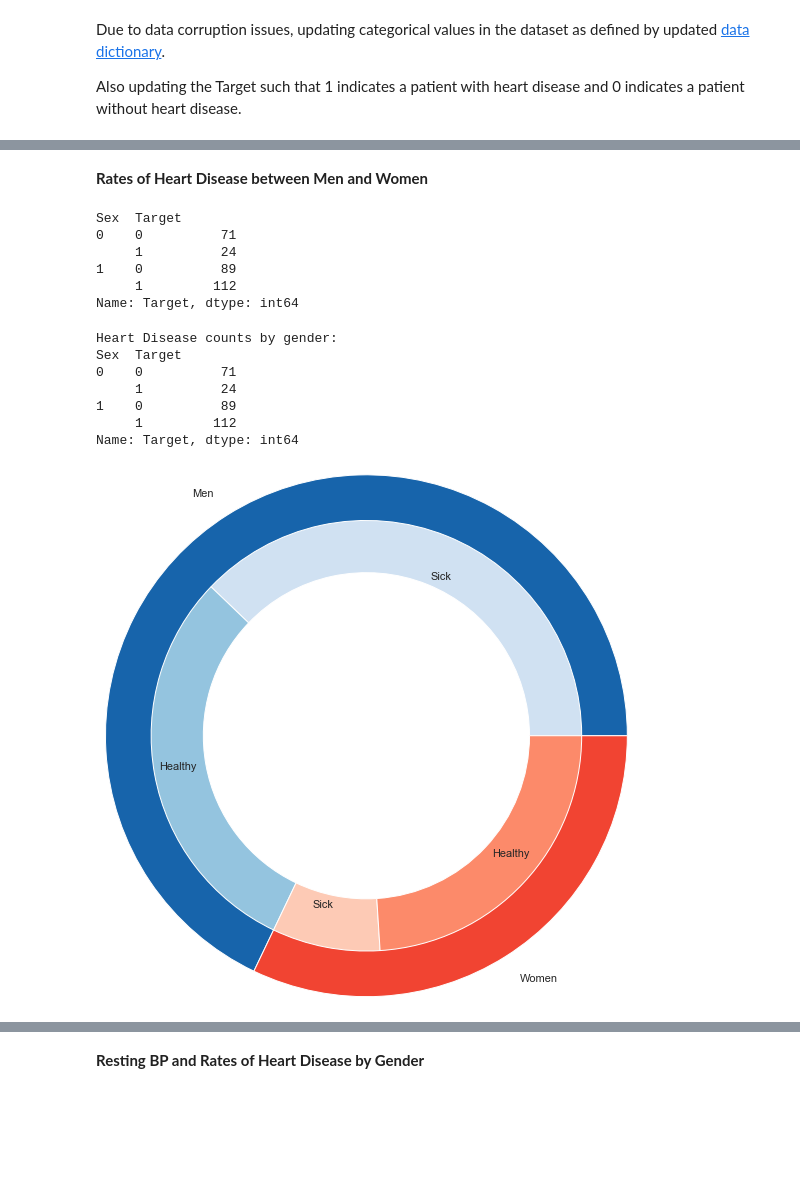
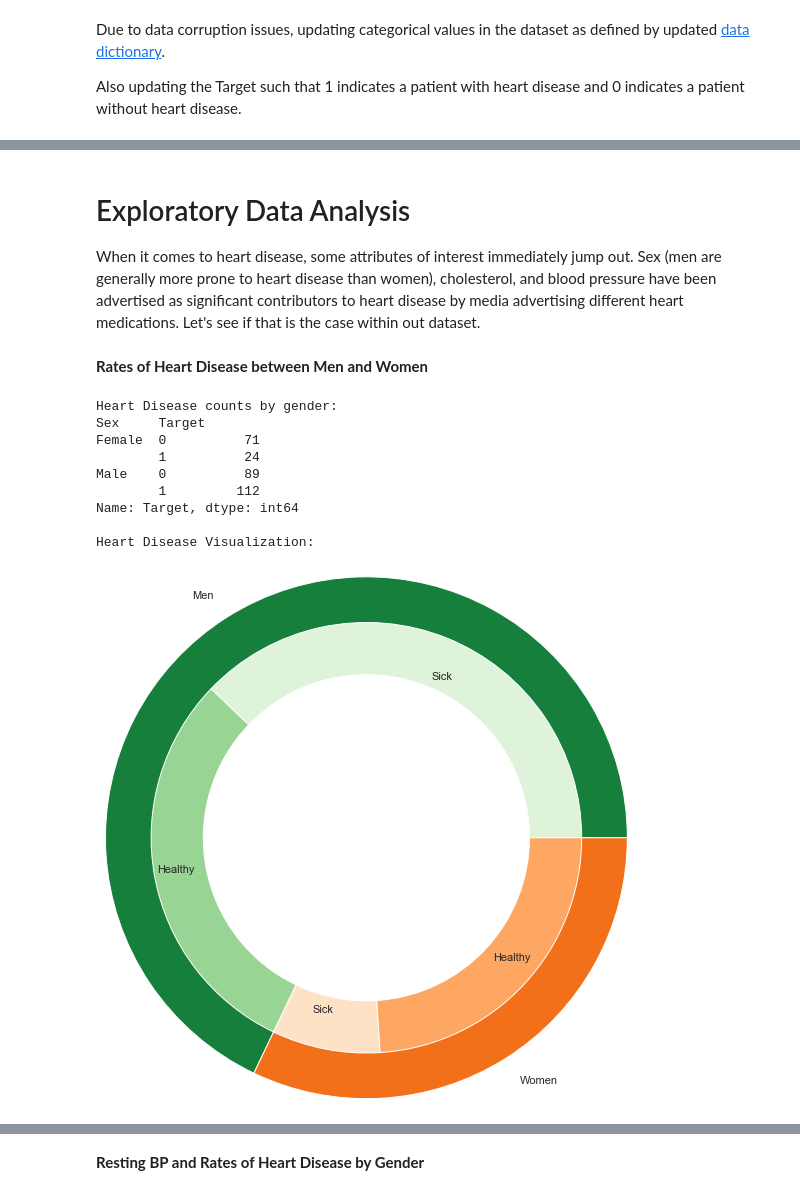
Before and after one commit to KishenSharma6/HeartDisease-Classification, a Jupyter notebook: Heart Disease - Classification.ipynb, the cells around one changed output, grey strips where cells are left out. Saved outputs shown, nothing was run; the diff lists cells and outputs as text; code cells hidden in the pictures; blank space fills up the shorter version.

```diff
--- a/Heart Disease - Classification.ipynb
+++ b/Heart Disease - Classification.ipynb
@@ -109,7 +109,7 @@ Update column headers with more informative names
 #New column names
 names= ['Age', 'Sex', 'Chest_Pain', 'Rest_BP', 'Cholesterol', 'FBS_Over_120mg/dl',
         'Rest_EKG', 'Max_HR', 'Exercise_Induced_Angina','ST_Depression',
-        'ST_Slope', 'Num_Major_Vessels', 'Thalassemia', 'Target']
+        'ST_Slope', 'Num_Major_Vessels', 'Thallium', 'Target']
 
 #Assign names to df
 df.columns = names
@@ -138,9 +138,12 @@ df.loc[df['ST_Slope'] == 2, 'ST_Slope'] = 'Upsloping'
 
 
 #Update Thalassemia
-df.loc[df['Thalassemia'] == 1, 'Thalassemia'] = 'Fixed defect'
-df.loc[df['Thalassemia'] == 2, 'Thalassemia'] = 'Normal'
-df.loc[df['Thalassemia'] == 3, 'Thalassemia'] = 'Reversable defect'
+df.loc[df['Thallium '] == 1, 'Thallium'] = 'Fixed defect'
+df.loc[df['Thallium '] == 2, 'Thallium'] = 'Normal'
+df.loc[df['Thallium '] == 3, 'Thallium'] = 'Reversable defect'
+
+#Update Sex
+df.Sex = df.Sex.apply(lambda x: 'Male' if x ==1 else 'Female')
 
 #Update Target
 df.Target = df.Target.apply(lambda x: 0 if x == 1 else 1)
@@ -149,58 +150,54 @@ df.Target = df.Target.apply(lambda x: 0 if x == 1 else 1)
+# %% [markdown]
+# Exploratory Data Analysis
+
+When it comes to heart disease, some attributes of interest immediately jump out. Sex (men are generally more prone to heart disease than women), cholesterol, and blood pressure have been advertised as significant contributors to heart disease by media advertising different heart medications. Let's see if that is the case within out dataset.
 # %% [markdown]
 **Rates of Heart Disease between Men and Women**
-# %%
-print(df.groupby(['Sex','Target'])['Target'].size())
-# %% [output]
-Sex  Target
-0    0          71
-     1          24
-1    0          89
-     1         112
-Name: Target, dtype: int64
 # %%
-#Print heart disease counts by Sex(0=disease, 1= no disease)
+#Print target labels by sex
 print('Heart Disease counts by gender:')
-print(df.groupby(['Sex','Target'])['Target'].size())
+print(df.groupby(['Sex','Target'])['Target'].size(),end='\n\n')
 
-# Make data: I have 2 groups and 4 subgroups
+#Print
+print('Heart Disease Visualization:')
+
+#Make data for donut plot w/ 2 groups(sex) with 2 subgroups(sick/healthy) each.
 group_names=['Men', 'Women']
+subgroup_names=['Sick', 'Healthy', 'Sick', 'Healthy']
+
+#Assign group/subgroup values based on target labels
 group_size=[201,95]
-subgroup_names=['Sick', 'Healthy', 'Sick', 'Healthy']
 subgroup_size=[112,89,24,71]
 
-# Create colors
-Men, Women =[plt.cm.Blues, plt.cm.Reds]
+#Create colors
+Men, Women =[plt.cm.Greens, plt.cm.Oranges]
 
-# First Ring (outside)
+#Set plot
 fig, ax = plt.subplots(figsize=(6,6))
 
-ax.axis('equal')
-mypie, _ = ax.pie(group_size, radius=2, labels=group_names, colors=[Men(0.8), Women(0.6)])
-
+#Outter Ring
+mypie, _ = ax.pie(group_size, radius=2, labels=group_names,frame=True, colors=[Men(.8), Women(0.6)])
 plt.setp(mypie, width=0.6, edgecolor='white')
 
-# Second Ring (Inside)
+#Inner Ring
 mypie2, _ = ax.pie(subgroup_size, radius=2-0.35, labels=subgroup_names,
-                   labeldistance=0.8, rotatelabels =0,
-                   colors=[Men(0.2), Men(0.4), Women(0.2), Women(0.4)])
+                   labeldistance=0.81, rotatelabels =0,
+                   colors=[Men(0.15), Men(0.4), Women(0.15), Women(0.4)])
+plt.setp(mypie2, width=0.4, edgecolor='white')
 
-plt.setp(mypie2, width=0.4, edgecolor='white')
-plt.margins(0,0)
-
-#Set Title
-
-
-# show it
-plt.show()
+#Show
+plt.show();
 # %% [output]
 Heart Disease counts by gender:
-Sex  Target
-0    0          71
-     1          24
-1    0          89
-     1         112
+Sex     Target
+Female  0          71
+        1          24
+Male    0          89
+        1         112
 Name: Target, dtype: int64
+
+Heart Disease Visualization:
-[figure, old version]
+[figure, new version]
 # %% [markdown]
 In our dataset, men outnumber women by quite a bit. However, the proportion of sick to healthy individuals between the sexes is very interesting but not super surprising. We do know that men are more likely to suffer from heart related illnesses that women ([source](https://www.telegraph.co.uk/men/active/mens-health/11723374/Why-do-men-suffer-more-heart-problems-than-women.html)).
 
```
Also changed, not shown: parts of 37 cells of this notebook.
